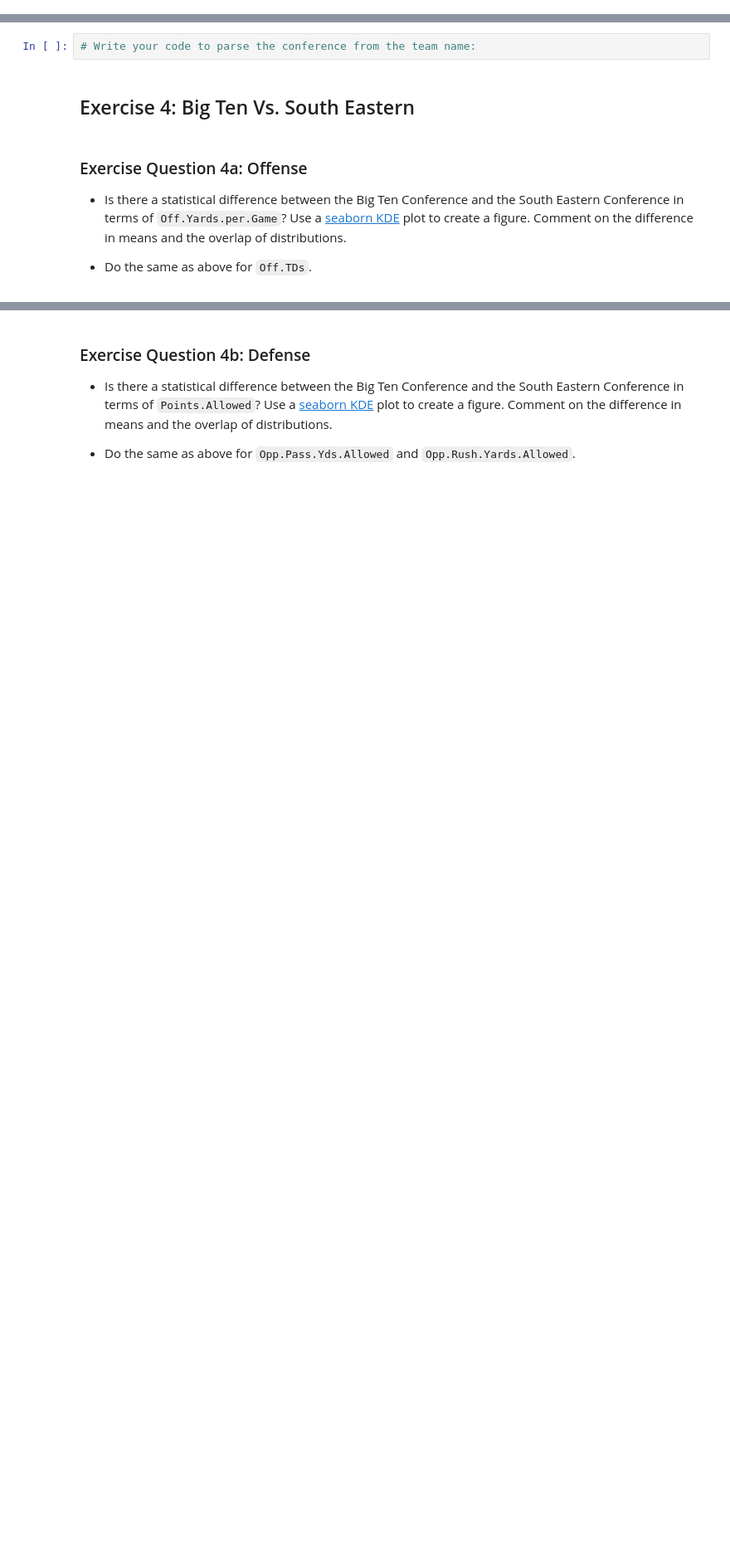
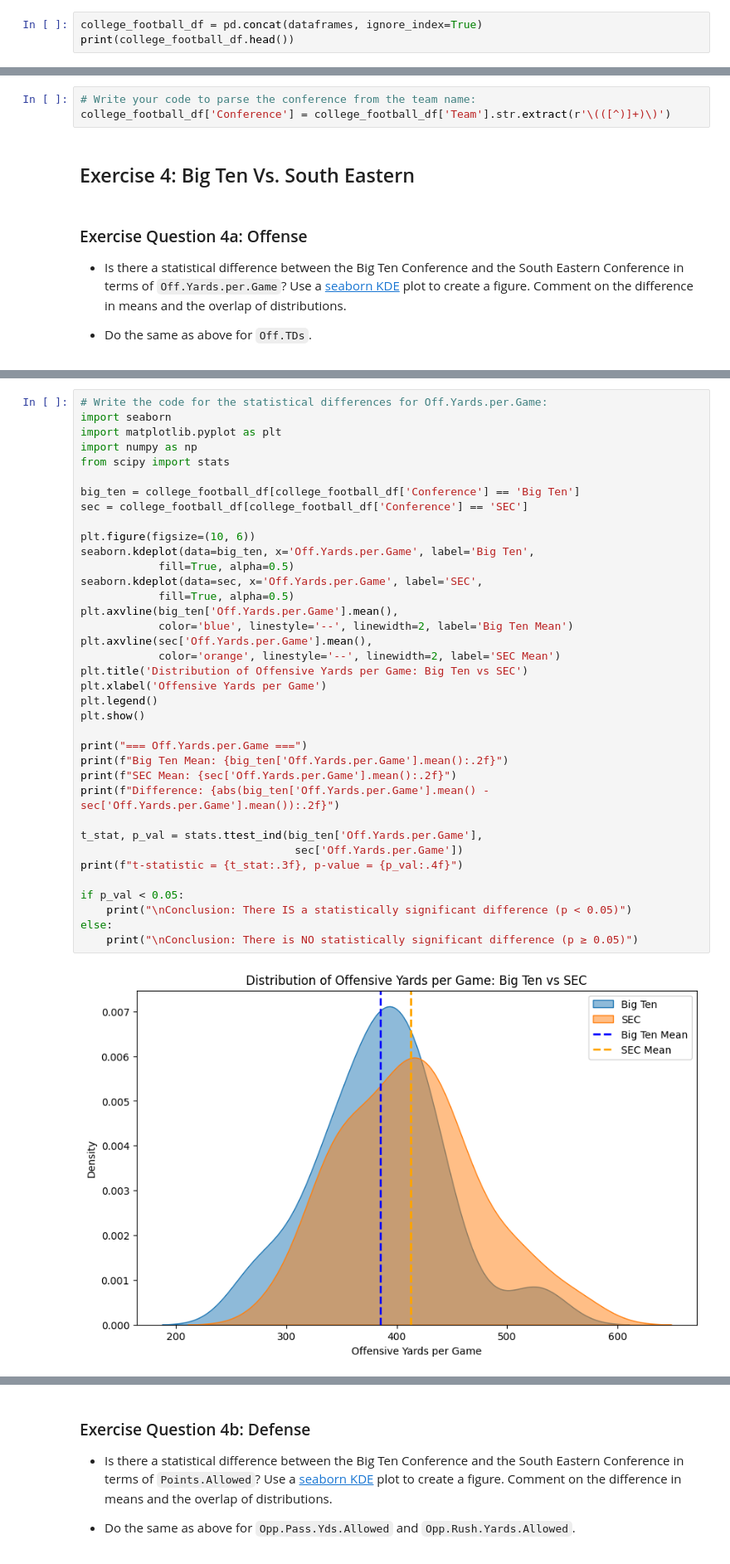
Before and after one commit to danielgraviet/CS-180-Data-Science, a Jupyter notebook: labs/04-wrangling.ipynb, the cells around one changed output, grey strips where cells are left out. Shown at 83% size. Saved outputs shown, nothing was run; the diff lists cells and outputs as text; blank space fills up the shorter version.

```diff
--- a/labs/04-wrangling.ipynb
+++ b/labs/04-wrangling.ipynb
@@ -70,0 +103,3 @@ Combine every file into a single dataframe.
+# %%
+college_football_df = pd.concat(dataframes, ignore_index=True)
+print(college_football_df.head())
@@ -81,6 +134,7 @@ Example:
 | Penn State University (Big Ten) | Big Ten |
 # %%
 # Write your code to parse the conference from the team name:
+college_football_df['Conference'] = college_football_df['Team'].str.extract(r'\(([^)]+)\)')
 # %% [markdown]
 ## Exercise 4: Big Ten Vs. South Eastern
 # %% [markdown]
@@ -98,0 +145,39 @@ Example:
+# %%
+# Write the code for the statistical differences for Off.Yards.per.Game:
+import seaborn
+import matplotlib.pyplot as plt
+import numpy as np
+from scipy import stats
+
+big_ten = college_football_df[college_football_df['Conference'] == 'Big Ten']
+sec = college_football_df[college_football_df['Conference'] == 'SEC']
+
+plt.figure(figsize=(10, 6))
+seaborn.kdeplot(data=big_ten, x='Off.Yards.per.Game', label='Big Ten',
+            fill=True, alpha=0.5)
+seaborn.kdeplot(data=sec, x='Off.Yards.per.Game', label='SEC',
+            fill=True, alpha=0.5)
+plt.axvline(big_ten['Off.Yards.per.Game'].mean(),
+            color='blue', linestyle='--', linewidth=2, label='Big Ten Mean')
+plt.axvline(sec['Off.Yards.per.Game'].mean(),
+            color='orange', linestyle='--', linewidth=2, label='SEC Mean')
+plt.title('Distribution of Offensive Yards per Game: Big Ten vs SEC')
+plt.xlabel('Offensive Yards per Game')
+plt.legend()
+plt.show()
+
+print("=== Off.Yards.per.Game ===")
+print(f"Big Ten Mean: {big_ten['Off.Yards.per.Game'].mean():.2f}")
+print(f"SEC Mean: {sec['Off.Yards.per.Game'].mean():.2f}")
+print(f"Difference: {abs(big_ten['Off.Yards.per.Game'].mean() - sec['Off.Yards.per.Game'].mean()):.2f}")
+
+t_stat, p_val = stats.ttest_ind(big_ten['Off.Yards.per.Game'],
+                                 sec['Off.Yards.per.Game'])
+print(f"t-statistic = {t_stat:.3f}, p-value = {p_val:.4f}")
+
+if p_val < 0.05:
+    print("\nConclusion: There IS a statistically significant difference (p < 0.05)")
+else:
+    print("\nConclusion: There is NO statistically significant difference (p ≥ 0.05)")
+# %% [output]
+[figure, added]
```
Also changed, not shown: parts of 32 cells of this notebook.
